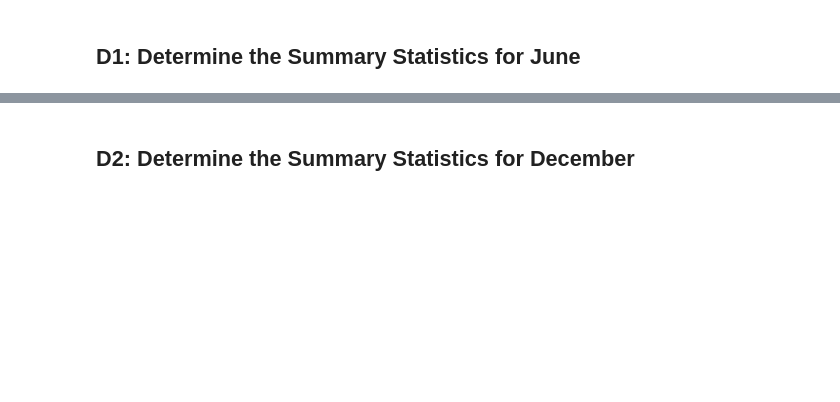
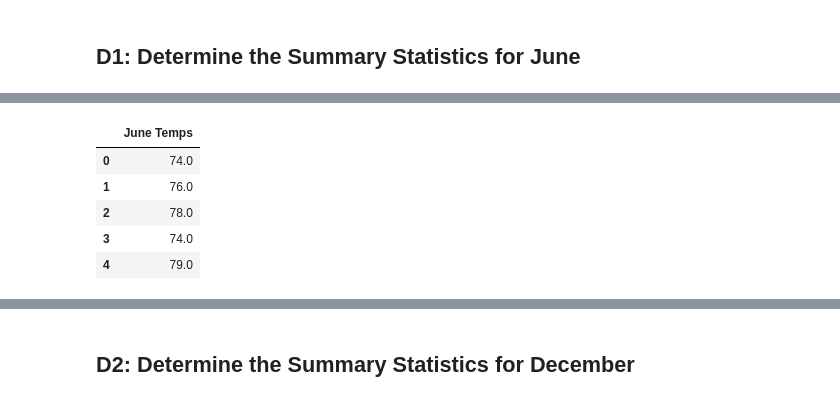
Before and after one commit to Cassiexu123/surfs_up, a Jupyter notebook: SurfsUp_Challenge.ipynb, the cells around one changed output, grey strips where cells are left out. Saved outputs shown, nothing was run; the diff lists cells and outputs as text; code cells hidden in the pictures; blank space fills up the shorter version.

```diff
--- a/SurfsUp_Challenge.ipynb
+++ b/SurfsUp_Challenge.ipynb
@@ -33,4 +75,13 @@ from sqlalchemy import extract
 # %%
 # 4. Create a DataFrame from the list of temperatures for the month of June.
+df=pd.DataFrame(june_temps, columns=['June Temps'])
+df.head()
+# %% [output]
+|  | June Temps |
+| 0 | 74.0 |
+| 1 | 76.0 |
+| 2 | 78.0 |
+| 3 | 74.0 |
+| 4 | 79.0 |
 # %%
 # 5. Calculate and print out the summary statistics for the June temperature DataFrame.
```
Also changed, not shown: parts of 8 cells of this notebook, 9 other files.
